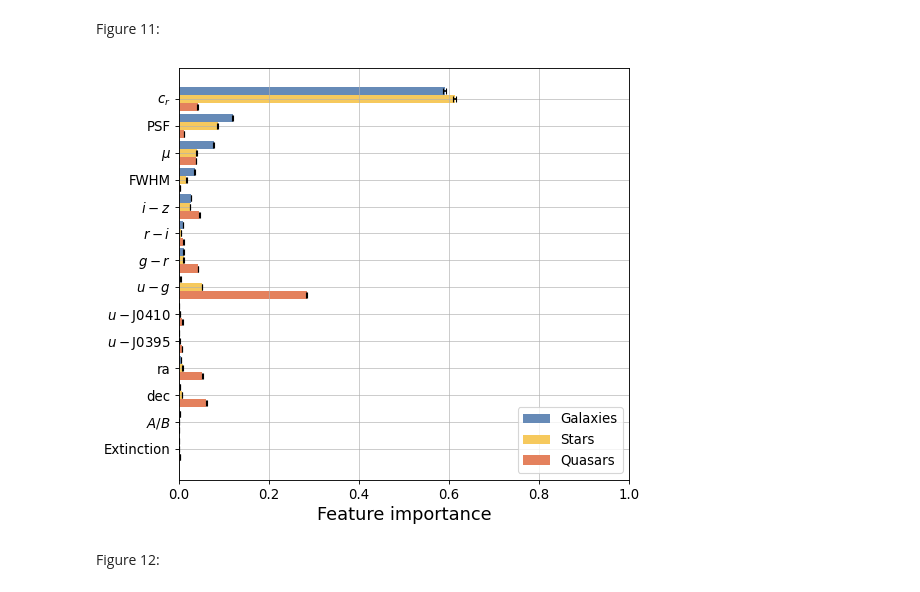
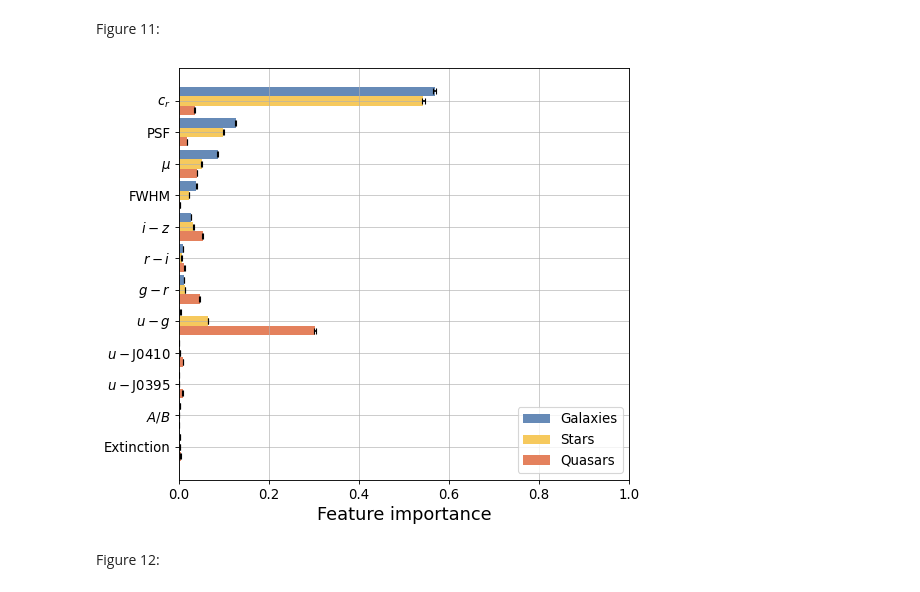
Before and after one commit to J-PAS-collaboration/J-PLUS-classification, a Jupyter notebook: analysis.ipynb, the cells around one changed output. Drawn from its saved outputs; the diff is of its cells as text; code cells hidden in the pictures.

```diff
--- a/analysis.ipynb
+++ b/analysis.ipynb
@@ -26,7 +26,7 @@ xgboost = load('xgboost_model_noposition.joblib')
 # %% [markdown]
 Catalog
 # %%
-psf = pd.read_csv('/Users/rodrigovonmarttens/Documents/GitHub/J-PLUS-classification/cats/fwhm.csv',comment='#')
+psf = pd.read_csv('/Users/rodrigovonmarttens/Documents/GitHub/J-PLUS-classification-old/cats/fwhm.csv',comment='#')
 #df = pd.read_csv('/Users/rodrigovonmarttens/Google Drive/My Drive/J-PLUS/training_set.csv',comment='#')
 df = pd.read_csv('/Users/rodrigovonmarttens/Downloads/training_set.csv',comment='#')
 # %%
@@ -1426,35 +1408,35 @@ psf_qso_error = feature_importance_qso.importances_std[38]/feature_importance_qs
 # %%
 figure(figsize=(7, 6), dpi=80)
 
-rows = [r'Extinction',r'$A/B$',r'dec',r'ra',r'$u-$J0395',r'$u-$J0410',r'$u-g$',r'$g-r$',r'$r-i$',r'$i-z$',r'FWHM',r'$\mu$',r'PSF',r'$c_r$']
+rows = [r'Extinction',r'$A/B$',r'$u-$J0395',r'$u-$J0410',r'$u-g$',r'$g-r$',r'$r-i$',r'$i-z$',r'FWHM',r'$\mu$',r'PSF',r'$c_r$']
 rows_axis = np.arange(len(rows))
 
-galaxy = [extinction_galaxy,alb_galaxy,dec_galaxy,ra_galaxy,uJAVA_J0395_galaxy,uJAVA_J0410_galaxy,u_g_galaxy,g_r_galaxy,i_z_galaxy,r_i_galaxy,fwhm_galaxy,mu_max_mag_apertu_galaxy,psf_galaxy,c_r_galaxy]
-galaxy_error = [extinction_galaxy_error,alb_galaxy_error,dec_galaxy_error,ra_galaxy_error,uJAVA_J0395_galaxy_error,uJAVA_J0410_galaxy_error,u_g_galaxy_error,g_r_galaxy_error,r_i_galaxy_error,i_z_galaxy_error,fwhm_galaxy_error,mu_max_mag_apertu_galaxy_error,psf_galaxy_error,c_r_galaxy_error]
+galaxy = [extinction_galaxy,alb_galaxy,uJAVA_J0395_galaxy,uJAVA_J0410_galaxy,u_g_galaxy,g_r_galaxy,i_z_galaxy,r_i_galaxy,fwhm_galaxy,mu_max_mag_apertu_galaxy,psf_galaxy,c_r_galaxy]
+galaxy_error = [extinction_galaxy_error,alb_galaxy_error,uJAVA_J0395_galaxy_error,uJAVA_J0410_galaxy_error,u_g_galaxy_error,g_r_galaxy_error,r_i_galaxy_error,i_z_galaxy_error,fwhm_galaxy_error,mu_max_mag_apertu_galaxy_error,psf_galaxy_error,c_r_galaxy_error]
 
-star = [extinction_star,alb_star,dec_star,ra_star,uJAVA_J0395_star,uJAVA_J0410_star,u_g_star,g_r_star,i_z_star,r_i_star,fwhm_star,mu_max_mag_apertu_star,psf_star,c_r_star]
-star_error = [extinction_star_error,alb_star_error,dec_star_error,ra_star_error,uJAVA_J0395_star_error,uJAVA_J0410_star_error,u_g_star_error,g_r_star_error,r_i_star_error,i_z_star_error,fwhm_star_error,mu_max_mag_apertu_star_error,psf_star_error,c_r_star_error]
+star = [extinction_star,alb_star,uJAVA_J0395_star,uJAVA_J0410_star,u_g_star,g_r_star,i_z_star,r_i_star,fwhm_star,mu_max_mag_apertu_star,psf_star,c_r_star]
+star_error = [extinction_star_error,alb_star_error,uJAVA_J0395_star_error,uJAVA_J0410_star_error,u_g_star_error,g_r_star_error,r_i_star_error,i_z_star_error,fwhm_star_error,mu_max_mag_apertu_star_error,psf_star_error,c_r_star_error]
 
-qso = [extinction_qso,alb_qso,dec_qso,ra_qso,uJAVA_J0395_qso,uJAVA_J0410_qso,u_g_qso,g_r_qso,i_z_qso,r_i_qso,fwhm_qso,mu_max_mag_apertu_qso,psf_qso,c_r_qso]
-qso_error = [extinction_qso_error,alb_qso_error,dec_qso_error,ra_qso_error,uJAVA_J0395_qso_error,uJAVA_J0410_qso_error,u_g_qso_error,g_r_qso_error,r_i_qso_error,i_z_qso_error,fwhm_qso_error,mu_max_mag_apertu_qso_error,psf_qso_error,c_r_qso_error]
+qso = [extinction_qso,alb_qso,uJAVA_J0395_qso,uJAVA_J0410_qso,u_g_qso,g_r_qso,i_z_qso,r_i_qso,fwhm_qso,mu_max_mag_apertu_qso,psf_qso,c_r_qso]
+qso_error = [extinction_qso_error,alb_qso_error,uJAVA_J0395_qso_error,uJAVA_J0410_qso_error,u_g_qso_error,g_r_qso_error,r_i_qso_error,i_z_qso_error,fwhm_qso_error,mu_max_mag_apertu_qso_error,psf_qso_error,c_r_qso_error]
 
 plt.yticks(rows_axis,rows, fontsize=12)
 plt.xlim(0,1)
 plt.xticks(fontsize=12)
 plt.xlabel(r'Feature importance',fontsize=16)
 plt.barh(rows_axis+0.3,galaxy,0.3,color=['#668ab7'], xerr=galaxy_error, capsize=3, label=r'Galaxies')
 plt.barh(rows_axis,star, 0.3, color=['#f6c95d'], xerr=star_error, capsize=3, label=r'Stars')
 plt.barh(rows_axis-0.3,qso,0.3,color=['#e4815d'], xerr=qso_error, capsize=3, label=r'Quasars')
 
 plt.legend(loc='lower right', fontsize=12)
 plt.grid(alpha=0.7)
 
-plt.savefig('../figs/feat_imp.pdf', bbox_inches='tight')
+plt.savefig('figs/feat_imp.pdf', bbox_inches='tight')
 plt.tight_layout()
 plt.show()
 plt.close()
 # %% [output]
-[figure, old version]
+[figure, new version]
 # %% [markdown]
 Figure 12:
 # %%
```
Also changed, not shown: parts of 31 cells of this notebook, 12 other files.
